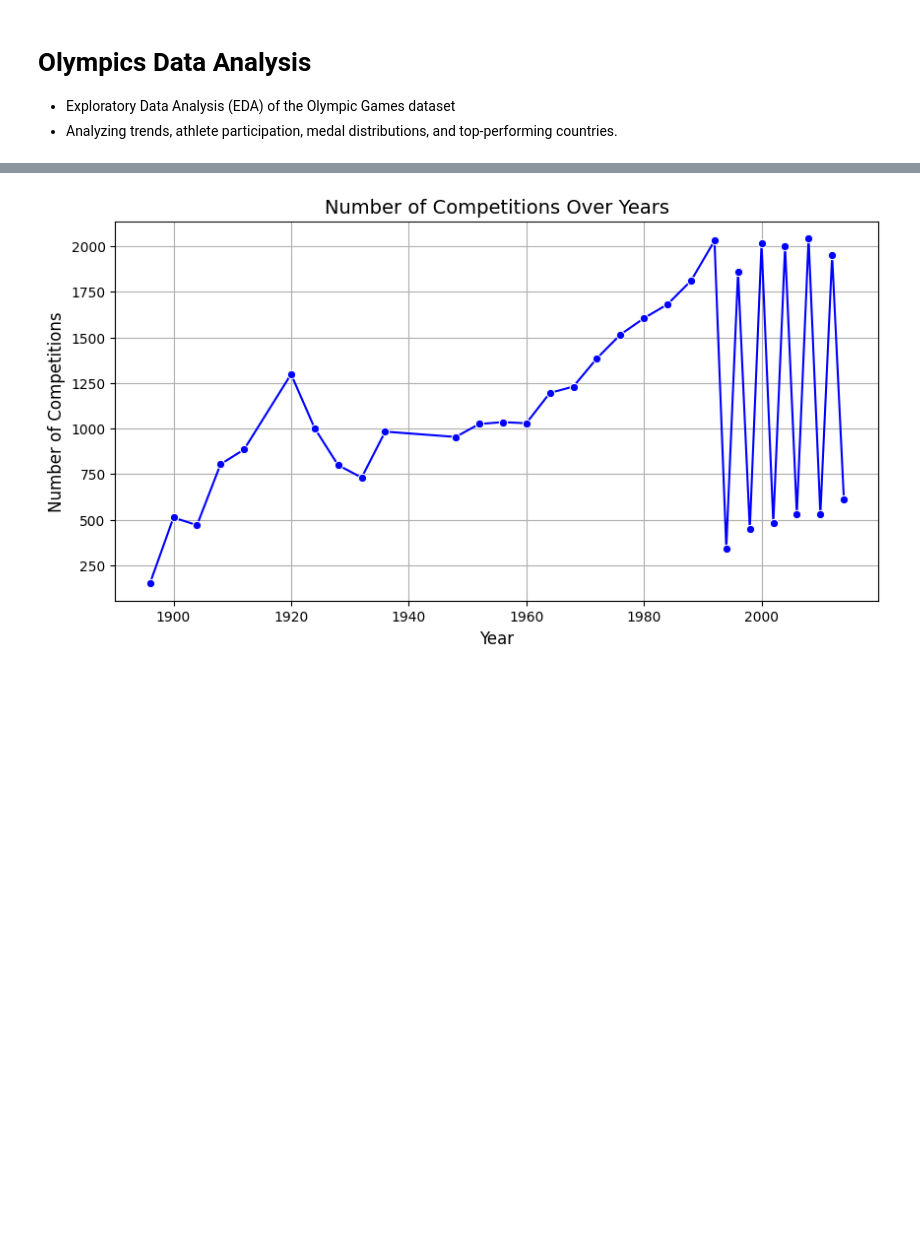
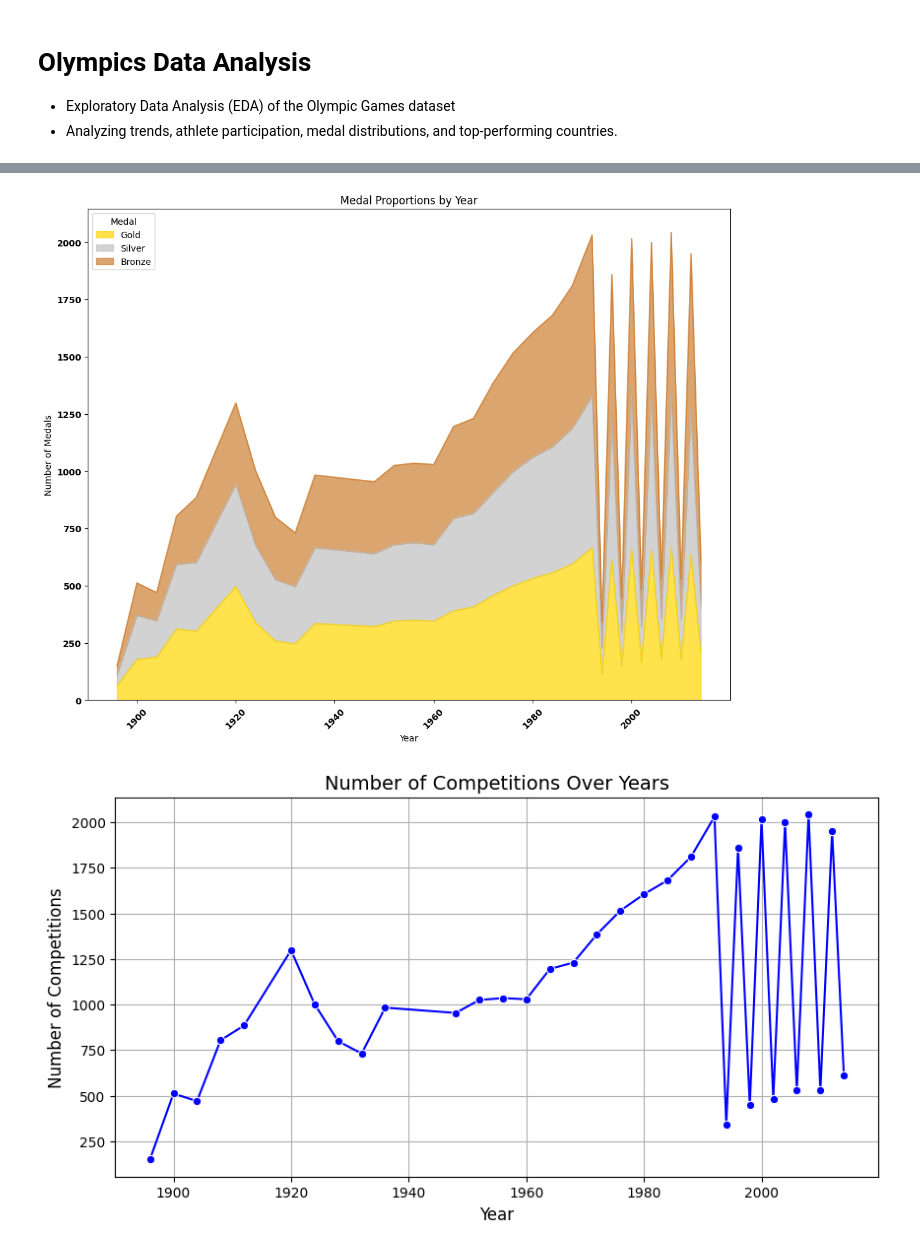
Before and after one commit to mohamedmahmoud26/Analysis-Netflix, a Jupyter notebook: olympic-analysis.ipynb, the cells around one changed output, grey strips where cells are left out. Drawn from its saved outputs; the diff is of its cells as text; code cells hidden in the pictures; blank space fills up the shorter version.

```diff
--- a/olympic-analysis.ipynb
+++ b/olympic-analysis.ipynb
@@ -757,3 +809,29 @@ plt.show()
+# %%
+import matplotlib.pyplot as plt
+
+# جدول محوري يحسب عدد كل نوع ميدالية لكل سنة
+medals_by_year = df_olympic.pivot_table(index='Year', columns='Medal', aggfunc='size', fill_value=0)
+
+# ترتيب الأعمدة
+medals_by_year = medals_by_year[['Gold', 'Silver', 'Bronze']]
+
+# رسم Area Chart مكدس
+medals_by_year.plot(
+    kind='area',
+    stacked=True,
+    figsize=(13,10),
+    color=['gold', 'silver', '#cd7f32'],
+    alpha=0.7
+)
+
+plt.title('Medal Proportions by Year')
+plt.xlabel('Year')
+plt.ylabel('Number of Medals')
+plt.xticks(rotation=45, fontsize=10, fontweight='bold')
+plt.yticks(fontsize=10, fontweight='bold')
+plt.show()
+# %% [output]
+[figure, added]
 # %%
 # Grouping the number of competitions per year
 num_of_comp = df_olympic.groupby('Year').size().reset_index()  # Groups data by 'Year' and counts occurrences
```
Also changed, not shown: parts of 7 cells of this notebook.
